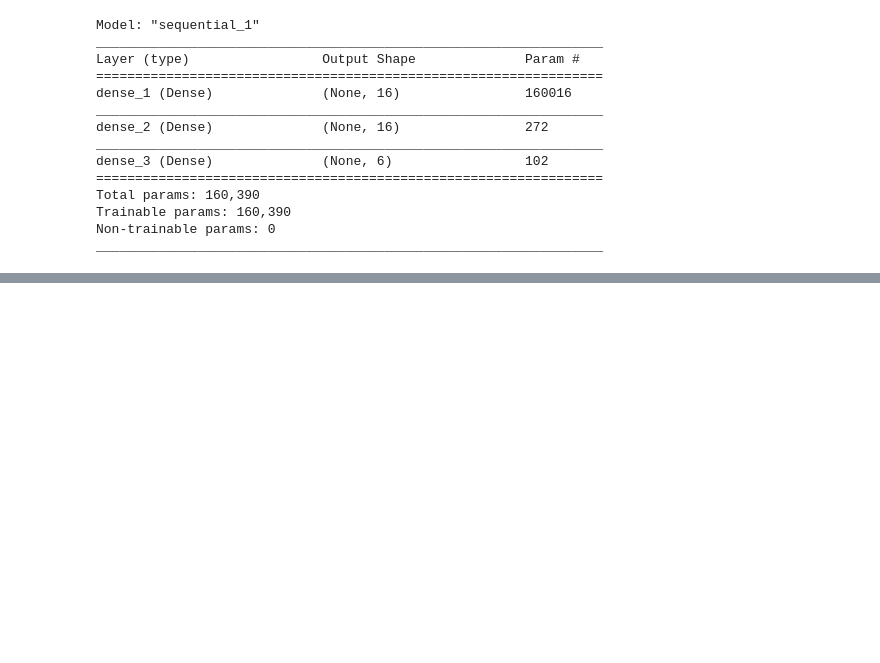
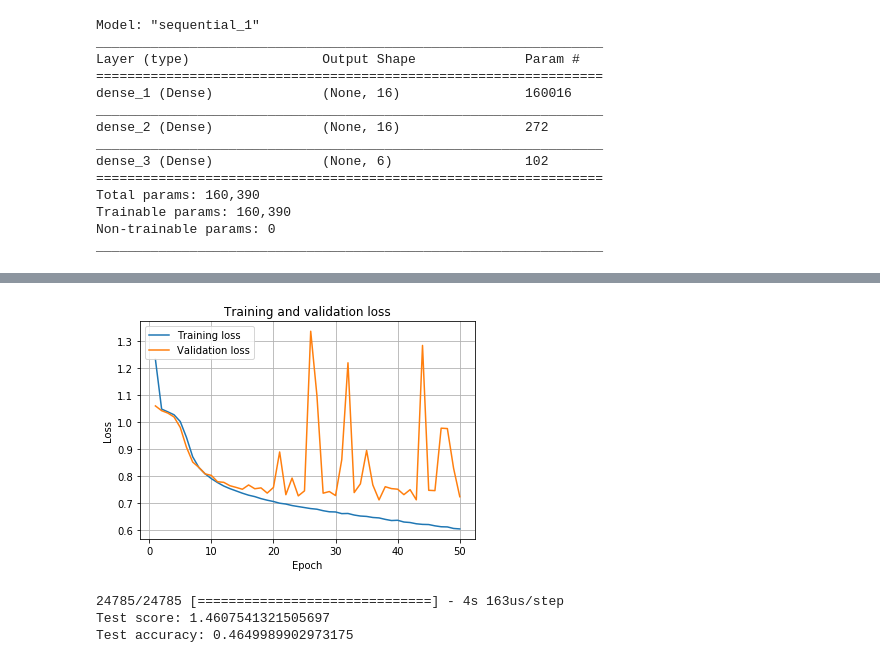
Before and after one commit to mahanKarimi/ClassifySongLyrics, a Jupyter notebook: ClassifySongLyrics.ipynb, the cells around one changed output, grey strips where cells are left out. Drawn from its saved outputs; the diff is of its cells as text; code cells hidden in the pictures; blank space fills up the shorter version.

Commit message:
Zweites FFN hinzugefügt, welches ein TF-IDF als Input-Vektor benutzt

```diff
--- a/ClassifySongLyrics.ipynb
+++ b/ClassifySongLyrics.ipynb
@@ -36,10 +48,6 @@ train, test = train_test_split(rawData, test_size=0.2)
 #train = train.head(10)
 #test = test.head(10)
 # %%
-from sklearn.feature_extraction.text import CountVectorizer
-from keras.preprocessing.text import Tokenizer
-from keras.utils import to_categorical
-
 def vectorize_sequences (dataframe, dimensions=10000):
     vect = CountVectorizer()
     X = vect.fit_transform(dataframe)
@@ -53,4 +61,7 @@ def vectorize_sequences (dataframe, dimensions=10000):
     return one_hot_results
 
 def vectorize_labels(labels):
-    return to_categorical(labels, 6)
+    le = preprocessing.LabelEncoder()
+    encodedlabels = le.fit(labels)
+    encodedlabels_transformed= le.transform(labels)
+    return to_categorical(encodedlabels_transformed)
@@ -142,0 +165,17 @@ Test accuracy: 0.8003900051116943
+# %%
+
+#tfidf_vectorizer=TfidfVectorizer(stop_words="english", use_idf=True, max_features=10000)
+tfidf_vectorizer=TfidfVectorizer(use_idf=True, max_features=10000)
+# just send in all your docs here
+xtrain_tfidf = tfidf_vectorizer.fit(train['Lyric'])
+
+X_train = xtrain_tfidf.transform(train['Lyric'])
+y_train = vectorize_labels(train['Genre'])
+# %%
+model_tfidf = models.Sequential()
+model_tfidf.add(layers.Dense(128, activation='relu', input_shape=(10000,)))
+model_tfidf.add(layers.Dense(64, activation='relu'))
+model_tfidf.add(layers.Dense(32, activation='relu'))
+model_tfidf.add(layers.Dense(6, activation='softmax'))
+model_tfidf.compile(optimizer='sgd', loss='categorical_crossentropy', metrics=['accuracy'])
+model_tfidf.summary()
@@ -142,0 +201,2 @@ Test accuracy: 0.8003900051116943
+# %%
+history_tfidf = model_tfidf.fit(X_train, y_train, epochs=50, batch_size=100, validation_split=0.2)
@@ -142,0 +221,32 @@ Test accuracy: 0.8003900051116943
+# %%
+history_dict = history_tfidf.history
+train_loss = history_dict['loss']
+val_loss = history_dict['val_loss']
+
+epochs = range(1, len(train_loss) + 1)
+plt.title('Training and validation loss')
+plt.plot(epochs, train_loss, label='Training loss')
+plt.plot(epochs, val_loss, label='Validation loss')
+plt.xlabel('Epoch')
+plt.ylabel('Loss')
+plt.legend()
+plt.grid()
+plt.show()
+# %% [output]
+[figure, added]
+# %%
+xtest_tfidf = tfidf_vectorizer.fit(test['Lyric'])
+
+X_test = xtest_tfidf.transform(test['Lyric'])
+
+
+Y_test = vectorize_labels(test['Genre'])
+
+# compute loss and accuracy on test data
+score = model_tfidf.evaluate(X_test, Y_test, verbose=1)
+print("Test score:", score[0])
+print("Test accuracy:", score[1])
+# %% [output]
+24785/24785 [==============================] - 4s 163us/step
+Test score: 1.4607541321505697
+Test accuracy: 0.4649989902973175
```
Also changed, not shown: parts of 12 cells of this notebook.
